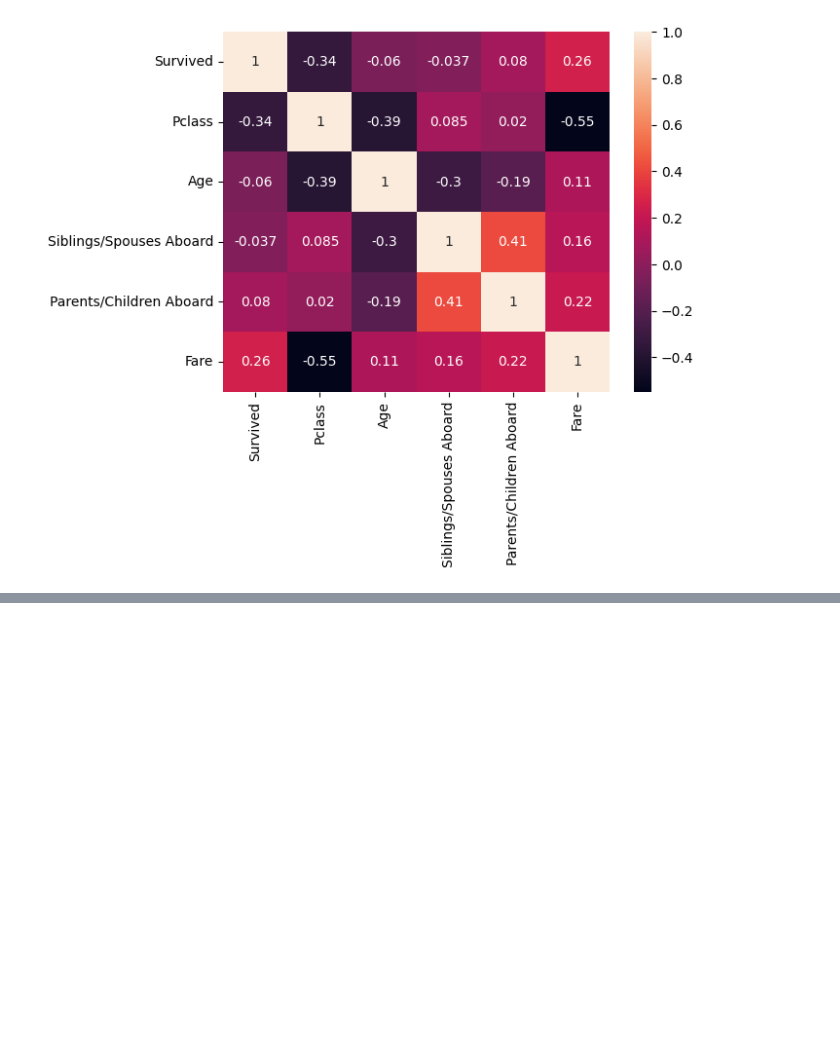
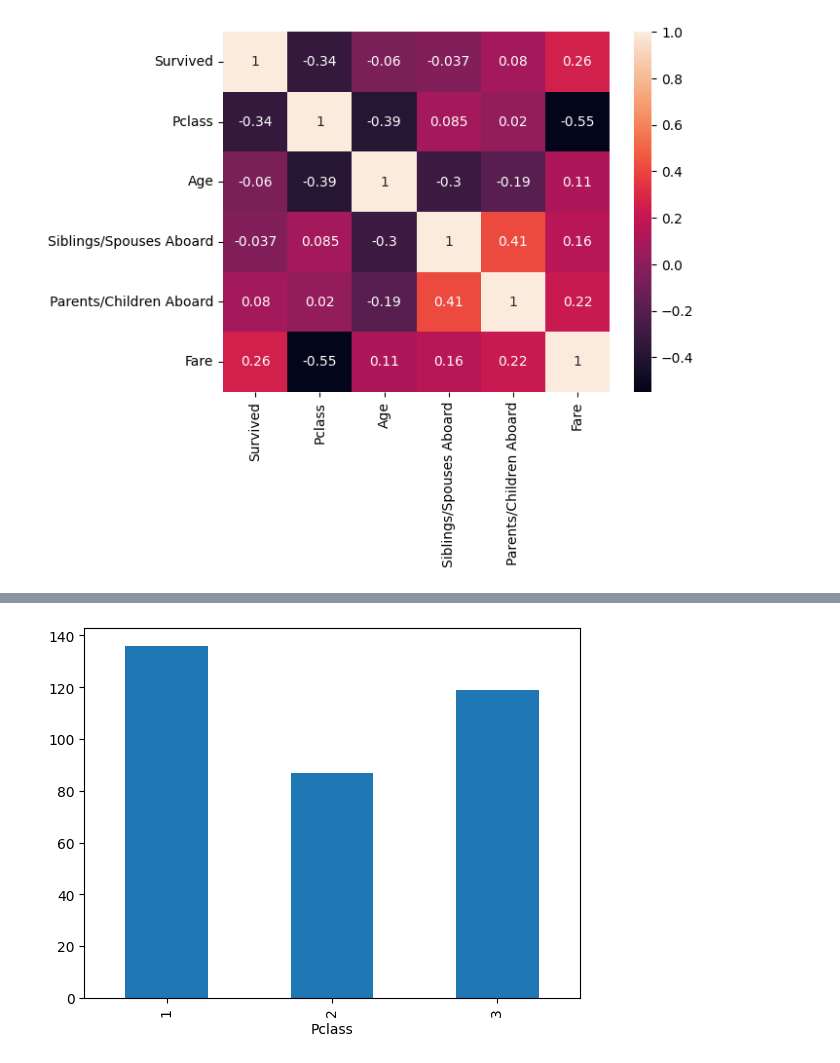
Before and after one commit to Dembelinho/Titanic_data_analys, a Jupyter notebook: Titanic.ipynb, the cells around one changed output, grey strips where cells are left out. Drawn from its saved outputs; the diff is of its cells as text; code cells hidden in the pictures; blank space fills up the shorter version.

```diff
--- a/Titanic.ipynb
+++ b/Titanic.ipynb
@@ -92,0 +93,5 @@ px.histogram(data_frame=fare_srv,x='Fare',y='Survived')
+# %%
+data.groupby('Pclass').Survived.sum().plot.bar()
+plt.show()
+# %% [output]
+[figure, added]
```
Also changed, not shown: parts of 4 cells of this notebook.
